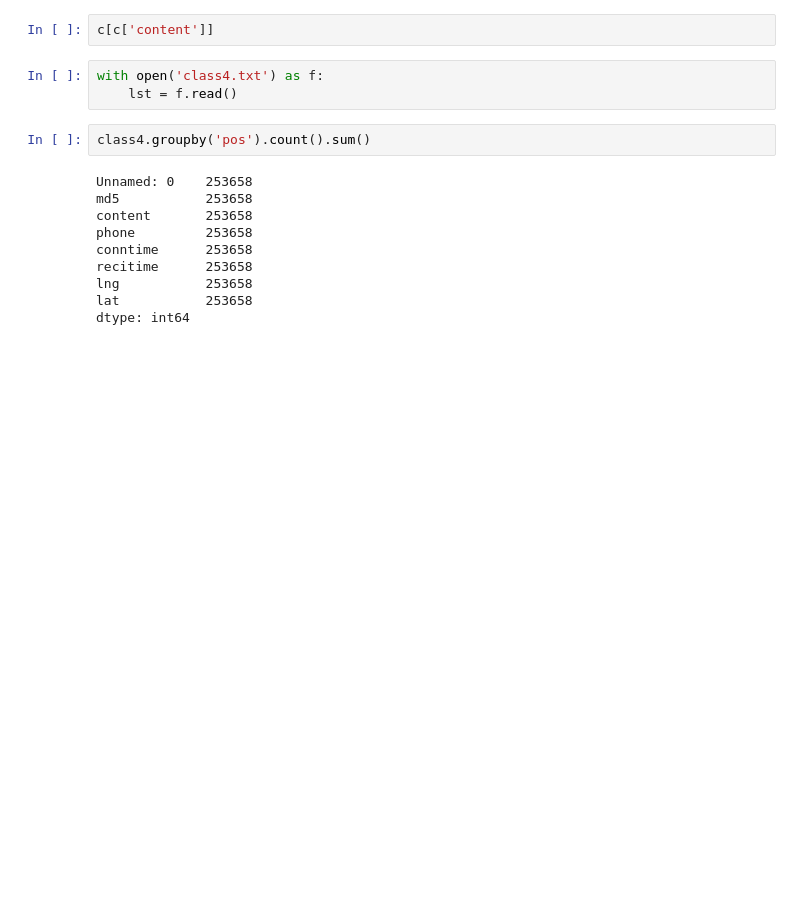
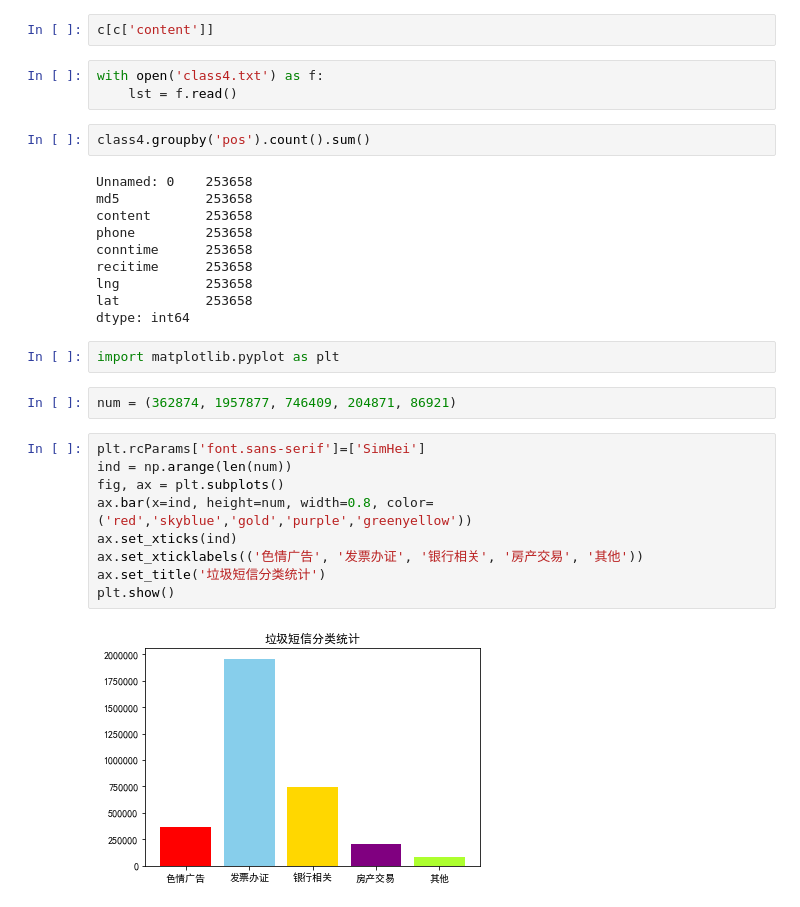
Before and after one commit to awmleer/vis-sms-spam, a Jupyter notebook: csv_classification.ipynb, the cells around one changed output. Saved outputs shown, nothing was run; the diff lists cells and outputs as text; blank space fills up the shorter version.

```diff
--- a/csv_classification.ipynb
+++ b/csv_classification.ipynb
@@ -287,3 +357,18 @@ recitime      253658
 lng           253658
 lat           253658
 dtype: int64
+# %%
+import matplotlib.pyplot as plt
+# %%
+num = (362874, 1957877, 746409, 204871, 86921)
+# %%
+plt.rcParams['font.sans-serif']=['SimHei']
+ind = np.arange(len(num))
+fig, ax = plt.subplots()
+ax.bar(x=ind, height=num, width=0.8, color=('red','skyblue','gold','purple','greenyellow'))
+ax.set_xticks(ind)
+ax.set_xticklabels(('色情广告', '发票办证', '银行相关', '房产交易', '其他'))
+ax.set_title('垃圾短信分类统计')
+plt.show()
+# %% [output]
+[figure, added]
```
Also changed, not shown: parts of 15 cells of this notebook, 1 other file.
